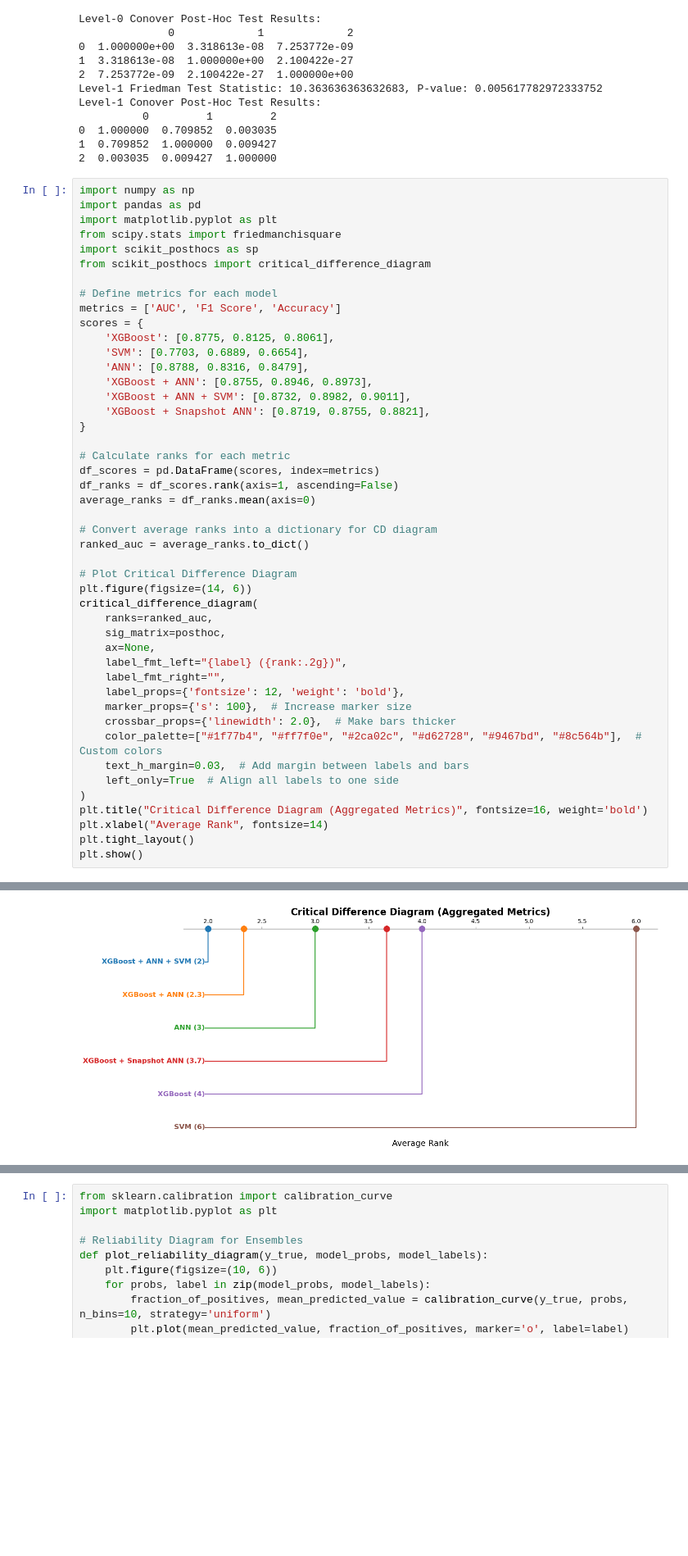
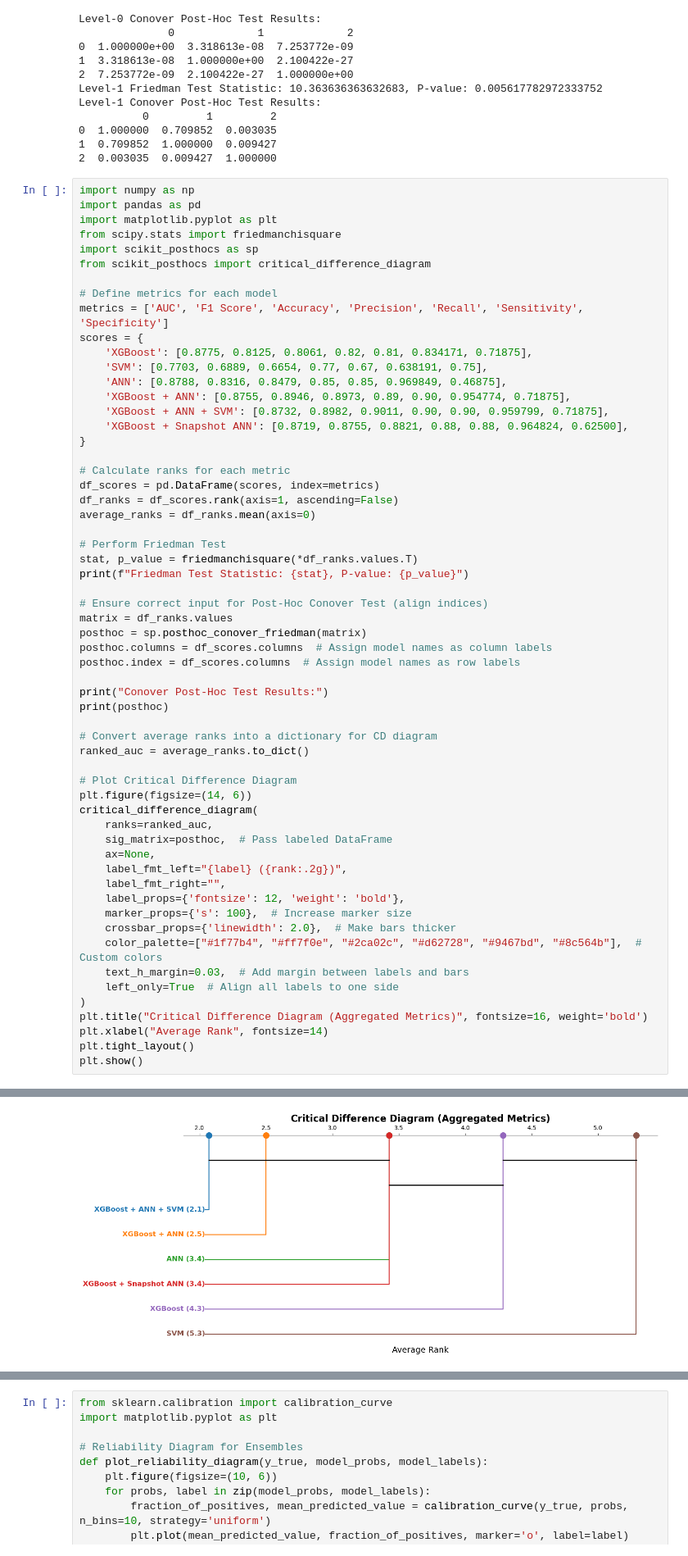
Before and after one commit to shrinitbabel/Hospital-LOS-Predictor-TBI, a Jupyter notebook: SupervisedLearning2.ipynb, the cells around one changed output, grey strips where cells are left out. Shown: that part at 82% size. Saved outputs shown, nothing was run; the diff lists cells and outputs as text; blank space fills up the shorter version.

```diff
--- a/SupervisedLearning2.ipynb
+++ b/SupervisedLearning2.ipynb
@@ -1178,20 +1178,33 @@ import scikit_posthocs as sp
 from scikit_posthocs import critical_difference_diagram
 
 # Define metrics for each model
-metrics = ['AUC', 'F1 Score', 'Accuracy']
+metrics = ['AUC', 'F1 Score', 'Accuracy', 'Precision', 'Recall', 'Sensitivity', 'Specificity']
 scores = {
-    'XGBoost': [0.8775, 0.8125, 0.8061],
-    'SVM': [0.7703, 0.6889, 0.6654],
-    'ANN': [0.8788, 0.8316, 0.8479],
-    'XGBoost + ANN': [0.8755, 0.8946, 0.8973],
-    'XGBoost + ANN + SVM': [0.8732, 0.8982, 0.9011],
-    'XGBoost + Snapshot ANN': [0.8719, 0.8755, 0.8821],
+    'XGBoost': [0.8775, 0.8125, 0.8061, 0.82, 0.81, 0.834171, 0.71875],
+    'SVM': [0.7703, 0.6889, 0.6654, 0.77, 0.67, 0.638191, 0.75],
+    'ANN': [0.8788, 0.8316, 0.8479, 0.85, 0.85, 0.969849, 0.46875],
+    'XGBoost + ANN': [0.8755, 0.8946, 0.8973, 0.89, 0.90, 0.954774, 0.71875],
+    'XGBoost + ANN + SVM': [0.8732, 0.8982, 0.9011, 0.90, 0.90, 0.959799, 0.71875],
+    'XGBoost + Snapshot ANN': [0.8719, 0.8755, 0.8821, 0.88, 0.88, 0.964824, 0.62500],
 }
 
 # Calculate ranks for each metric
 df_scores = pd.DataFrame(scores, index=metrics)
 df_ranks = df_scores.rank(axis=1, ascending=False)
 average_ranks = df_ranks.mean(axis=0)
+
+# Perform Friedman Test
+stat, p_value = friedmanchisquare(*df_ranks.values.T)
+print(f"Friedman Test Statistic: {stat}, P-value: {p_value}")
+
+# Ensure correct input for Post-Hoc Conover Test (align indices)
+matrix = df_ranks.values
+posthoc = sp.posthoc_conover_friedman(matrix)
+posthoc.columns = df_scores.columns  # Assign model names as column labels
+posthoc.index = df_scores.columns  # Assign model names as row labels
+
+print("Conover Post-Hoc Test Results:")
+print(posthoc)
 
 # Convert average ranks into a dictionary for CD diagram
 ranked_auc = average_ranks.to_dict()
@@ -1200,7 +1213,7 @@ ranked_auc = average_ranks.to_dict()
 plt.figure(figsize=(14, 6))
 critical_difference_diagram(
     ranks=ranked_auc,
-    sig_matrix=posthoc,
+    sig_matrix=posthoc,  # Pass labeled DataFrame
     ax=None,
     label_fmt_left="{label} ({rank:.2g})",
     label_fmt_right="",
@@ -1219,4 +1249,4 @@ plt.show()
-[figure, old version]
+[figure, new version]
 # %%
 import numpy as np
 import pandas as pd
```
Also changed, not shown: parts of 2 cells of this notebook.
